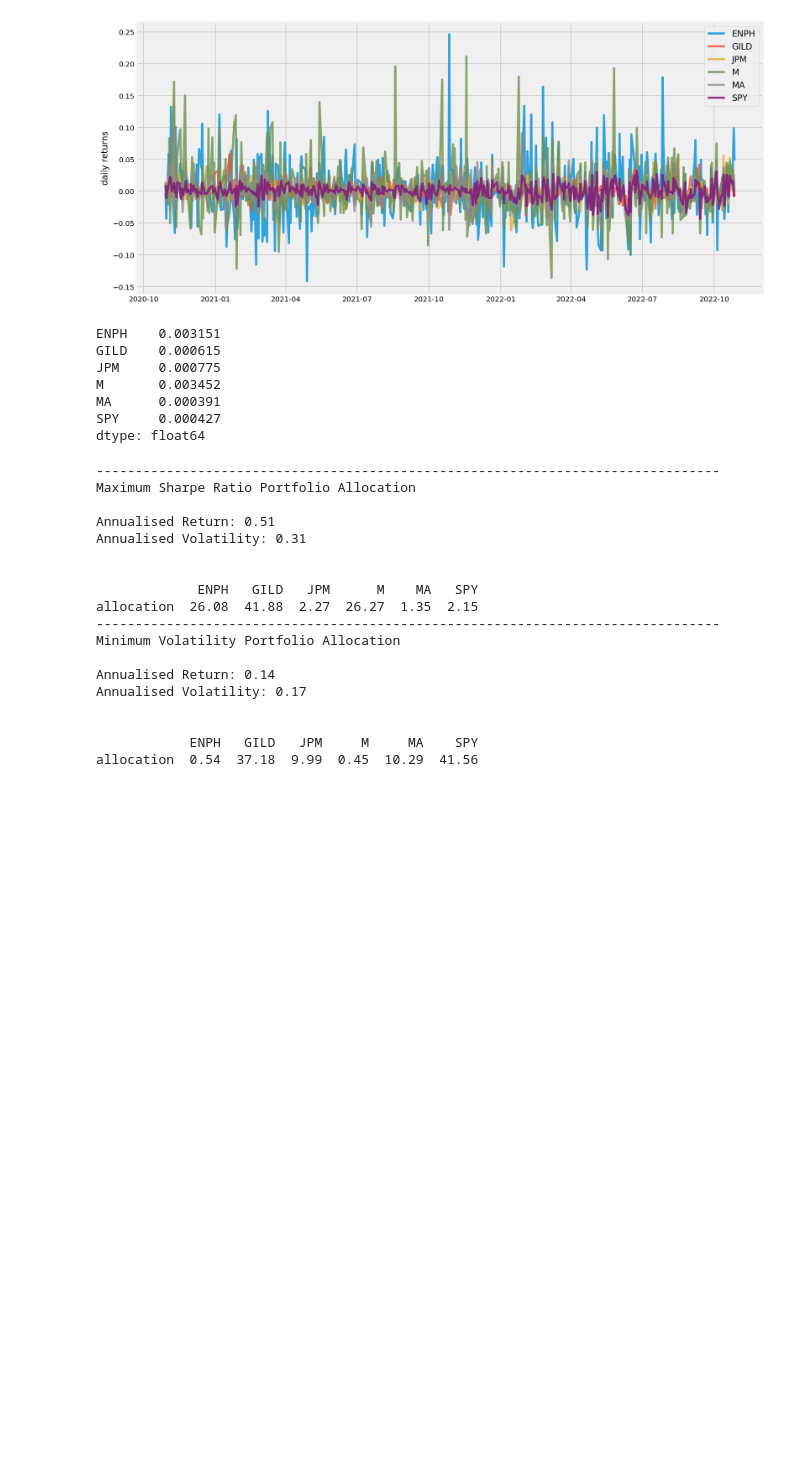
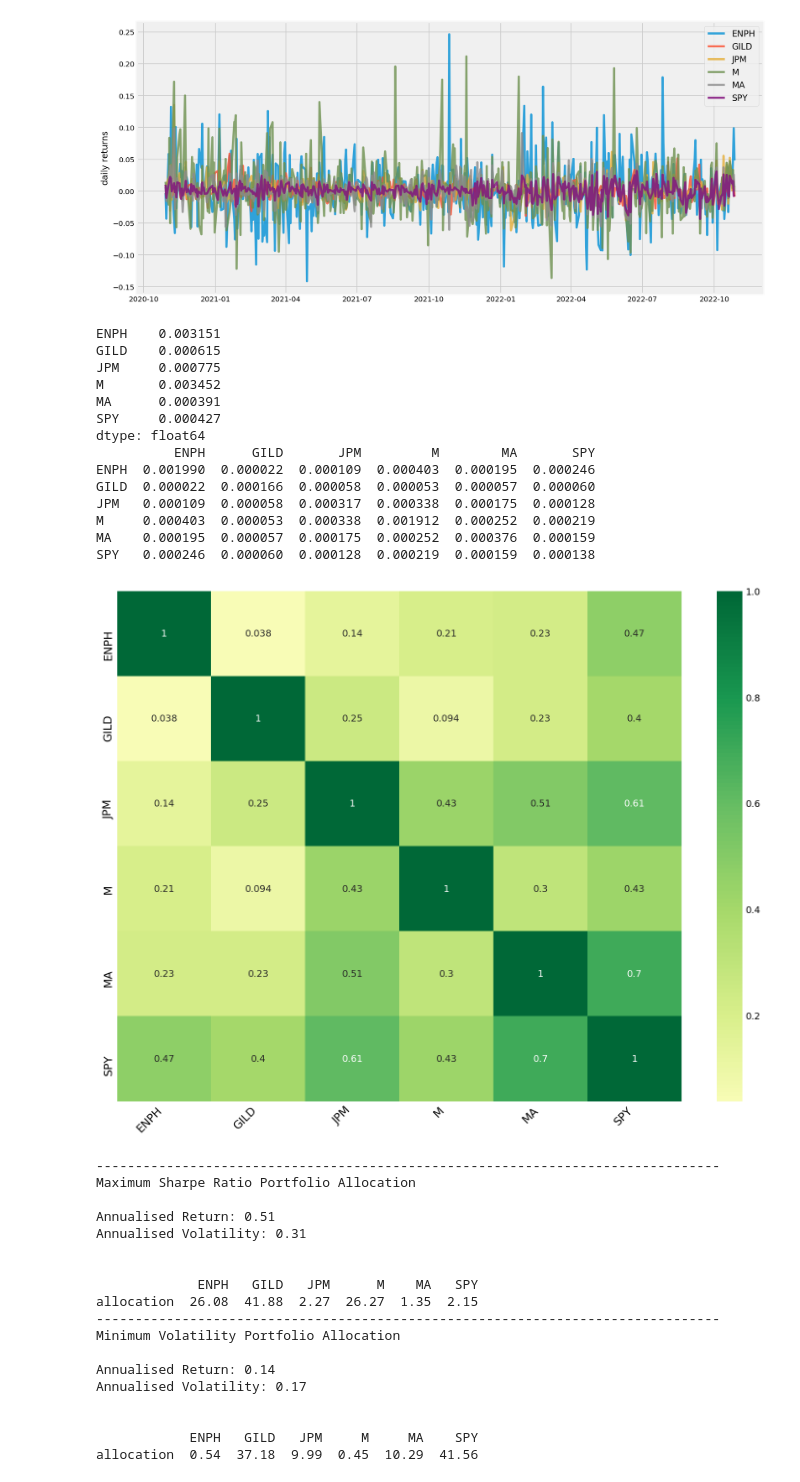
Before and after one commit to liuzixuan18/Markowitz-Allocation, a Jupyter notebook: efficient_frontier_github.ipynb, the cells around one changed output. Saved outputs shown, nothing was run; the diff lists cells and outputs as text; code cells hidden in the pictures; blank space fills up the shorter version.

```diff
--- a/efficient_frontier_github.ipynb
+++ b/efficient_frontier_github.ipynb
@@ -64,21 +64,48 @@ def random_portfolios(num_portfolios, mean_returns, cov_matrix, risk_free_rate):
         results[1,i] = portfolio_return
         results[2,i] = (portfolio_return - risk_free_rate) / portfolio_std_dev
     return results, weights_record
-# %%
-returns = data.pct_change()
-mean_returns = returns.mean()
-cov_matrix = returns.cov()
-num_portfolios = 25000
-risk_free_rate = 0.042
-print(mean_returns)
-# %% [output]
-ENPH    0.003151
-GILD    0.000615
-JPM     0.000775
-M       0.003452
-MA      0.000391
-SPY     0.000427
-dtype: float64
+# %%
+returns = data.pct_change()
+mean_returns = returns.mean()
+cov_matrix = returns.cov()
+num_portfolios = 25000
+risk_free_rate = 0.042
+print(mean_returns)
+print(cov_matrix)
+
+#绘制图像
+plt.figure(figsize=(12,10), dpi= 70)
+sns.heatmap(returns.corr() #需要输入的相关性矩阵
+            , cmap='RdYlGn' #使用的光谱，一般来说都会使用由浅至深，或两头颜色差距较大的光谱
+            , center=0 #填写数据的中值，注意观察此时的颜色条，大于0的是越来越靠近绿色，小于0的越来越靠近红色
+         #   , center= -1 #填写数据中的最大值/最小值，则最大值/最小值是最浅或最深的颜色，数据离该极值越远，颜色越浅/颜色越深
+            , annot=True
+           )
+
+#装饰图像
+# plt.title('mtcars数据集的相关性矩阵', fontsize=22)
+plt.xticks(fontsize=12 #字体大小
+           ,rotation=45 #字体是否进行旋转
+           ,horizontalalignment='right' #刻度的相对位置
+          )
+plt.yticks(fontsize=12)
+plt.show()
+# %% [output]
+ENPH    0.003151
+GILD    0.000615
+JPM     0.000775
+M       0.003452
+MA      0.000391
+SPY     0.000427
+dtype: float64
+          ENPH      GILD       JPM         M        MA       SPY
+ENPH  0.001990  0.000022  0.000109  0.000403  0.000195  0.000246
+GILD  0.000022  0.000166  0.000058  0.000053  0.000057  0.000060
+JPM   0.000109  0.000058  0.000317  0.000338  0.000175  0.000128
+M     0.000403  0.000053  0.000338  0.001912  0.000252  0.000219
+MA    0.000195  0.000057  0.000175  0.000252  0.000376  0.000159
+SPY   0.000246  0.000060  0.000128  0.000219  0.000159  0.000138
+[figure, added]
 # %%
 def display_simulated_ef_with_random(mean_returns, cov_matrix, num_portfolios, risk_free_rate):
     results, weights = random_portfolios(num_portfolios,mean_returns, cov_matrix, risk_free_rate)
```
